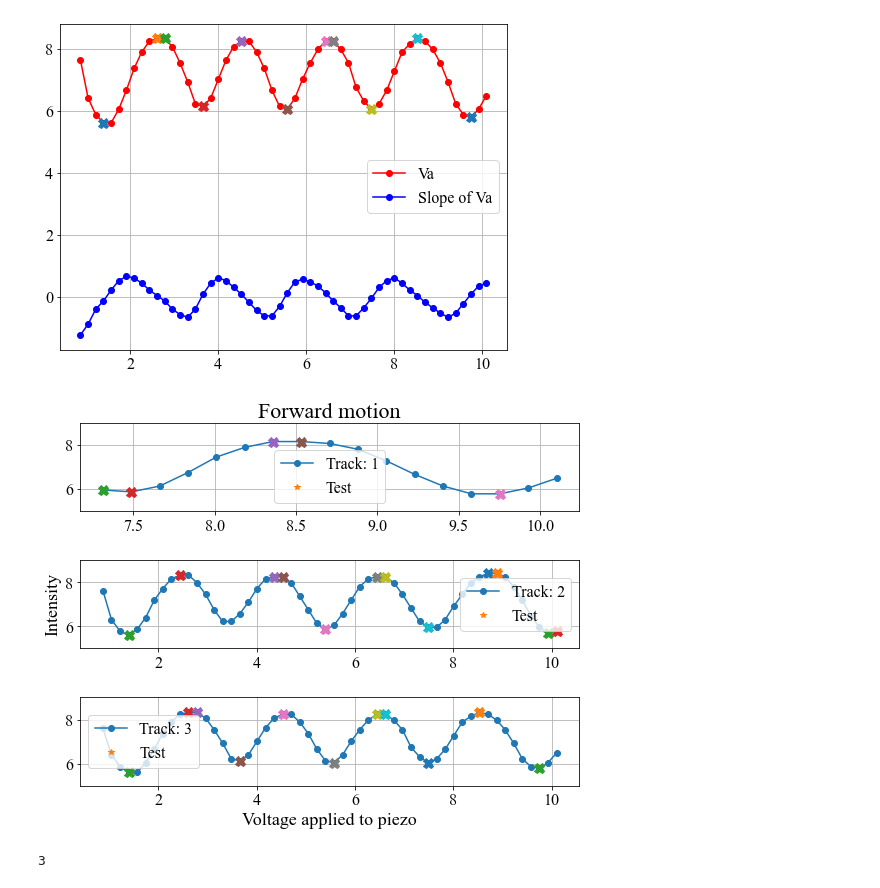
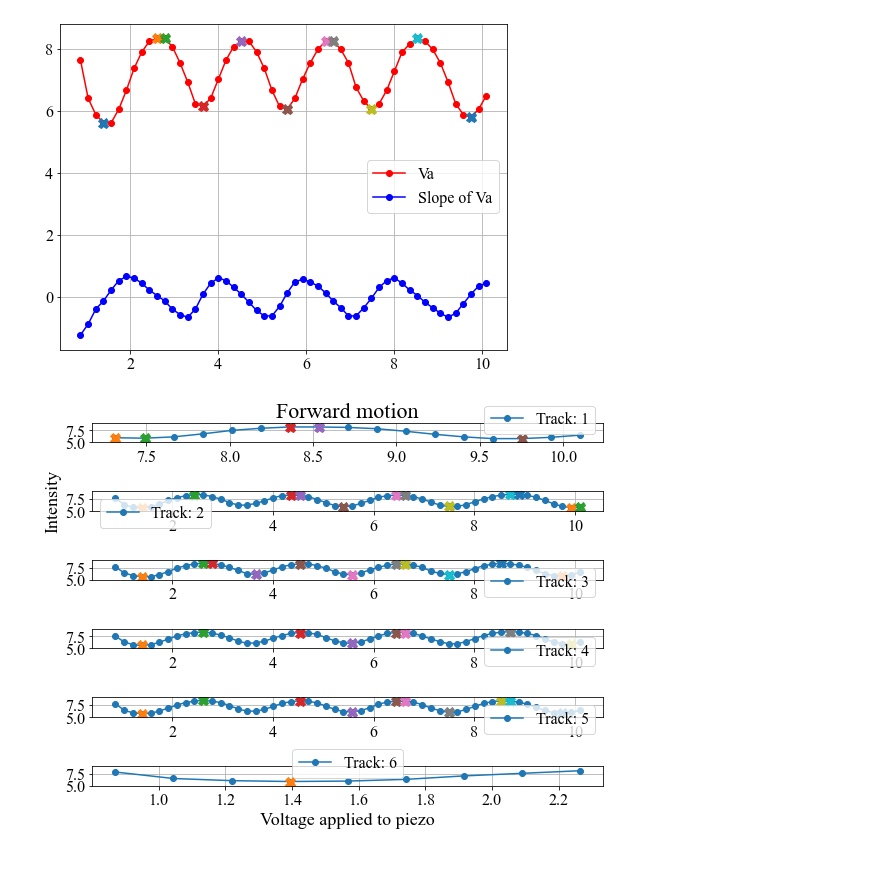
Before and after one commit to Neub28/Experimentel-Physics-2, a Jupyter notebook: Michelson-interferometer/Nicolai/Databehandling dag 1.ipynb, the cells around one changed output. Drawn from its saved outputs; the diff is of its cells as text; code cells hidden in the pictures.

```diff
--- a/Michelson-interferometer/Nicolai/Databehandling dag 1.ipynb
+++ b/Michelson-interferometer/Nicolai/Databehandling dag 1.ipynb
@@ -180,7 +189,7 @@ abe = 0
 nextrun = True
 i_prev = 0
 
-while(abe < 5):
+while(abe < 11):
     dy_init = 0
 
     forward_tracks = []
@@ -273,8 +282,6 @@ for track in backward_ts_list :
     Va_backward_list.append(Va)
 # %%
 fig, ax = plt.subplots(figsize=(8,6))
-
-#col_ar =
 
 ax.set_title("Forward motion")
 ax.set_xlabel("V$_{applied}$ to piezo")
@@ -282,7 +289,7 @@ ax.set_ylabel("Va")
 ax.grid()
 for index, Vb, Va in zip(range(len(forward_tracks_list)), forward_tracks_list, Va_forward_list) :
     Va_slope = np.gradient(Va)
-    ax.plot(Vb, Va, '-o', label="{}".format(index))
+    ax.plot(Vb, Va, '-o', label="Track: {}".format(index))
 ax.legend()
 # %% [output]
 <matplotlib.legend.Legend at 0x...>
@@ -293,6 +300,8 @@ ax.set_title("Backward motion")
 ax.set_xlabel("V$_{applied}$ to piezo")
 ax.set_ylabel("Va")
 ax.grid()
-for Vb, Va in zip(backward_tracks_list, Va_backward_list) :
-    ax.plot(Vb, Va, '-o')
+for i, Vb, Va in zip(range(len(backward_tracks_list)), backward_tracks_list, Va_backward_list) :
+    ax.plot(Vb, Va, '-o', label='Track: {}'.format(i))
+
+ax.legend(loc = 'lower left')
 # %% [output]
@@ -299,0 +310,24 @@ for Vb, Va in zip(backward_tracks_list, Va_backward_list) :
+# %%
+fig, ax = plt.subplots(2, 1, figsize=(10, 10))
+fig.tight_layout(pad=5)
+legend_size = 12
+
+ax[0].set_title("Forward motion", pad = 10)
+ax[0].set_xlabel("V$_{applied}$ to piezo")
+ax[0].set_ylabel("Intensity I$_{meas.}$ [V]")
+ax[0].grid()
+for index, Vb, Va in zip(range(len(forward_tracks_list)), forward_tracks_list, Va_forward_list) :
+    Va_slope = np.gradient(Va)
+    ax[0].plot(multiplier(Vb, 10), Va, '-o', label="Track: {}".format(index))
+ax[0].legend(loc = 'lower right', prop={'size': legend_size})
+
+ax[1].set_title("Backward motion", pad = 10)
+ax[1].set_xlabel("V$_{applied}$ to piezo")
+ax[1].set_ylabel("Intensity I$_{meas.}$ [V]")
+ax[1].grid()
+for i, Vb, Va in zip(range(len(backward_tracks_list)), backward_tracks_list, Va_backward_list) :
+    ax[1].plot(multiplier(Vb, 10), Va, '-o', label = 'Track: {}'.format(i))
+
+ax[1].legend(loc = 'lower left', prop={'size': legend_size})
+
+plt.savefig("Motion_trace2.png", format="png")
@@ -331,36 +367,30 @@ print(Va_slope[2], Va_slope[3])
 # %%
 fig, ax = plt.subplots(len(Va_forward_list), 1, figsize=(8,6), sharey = True)
 fig.tight_layout(pad=2.0)
 ax[0].set_title("Forward motion")
 ax[0].set_ylim(5, 9)
 ax[-1].set_xlabel("Voltage applied to piezo")
 ax[1].set_ylabel("Intensity")
 
 
 forward_extrema = []
 
 for plt_nr, Vb, Va in zip(range(len(Va_forward_list)), forward_tracks_list, Va_forward_list) :
     ax[plt_nr].plot(Vb, Va, '-o', label='Track: {}'.format(plt_nr+1))
     ax[plt_nr].grid()
 
     Va_slope = np.gradient(Va)
 
-    ax[plt_nr].plot(Vb, Va_dd, '*', label='Test')
-
     ax[plt_nr].legend()
 
     extrema = []
 
     delta = 0.135
     extremas = np.where((Va_slope < delta) & (Va_slope > -delta))
     for point in extremas[0] :
         ax[plt_nr].plot(Vb[point], Va[point], 'X', markersize=10)
         extrema.append(Vb[point])
 
     forward_extrema.append(extrema)
 # %% [output]
-[figure, old version]
+[figure, new version]
-# %%
-print(len(forward_extrema))
-# %% [output]
-3
```
Also changed, not shown: parts of 21 cells of this notebook, 44 other files.
